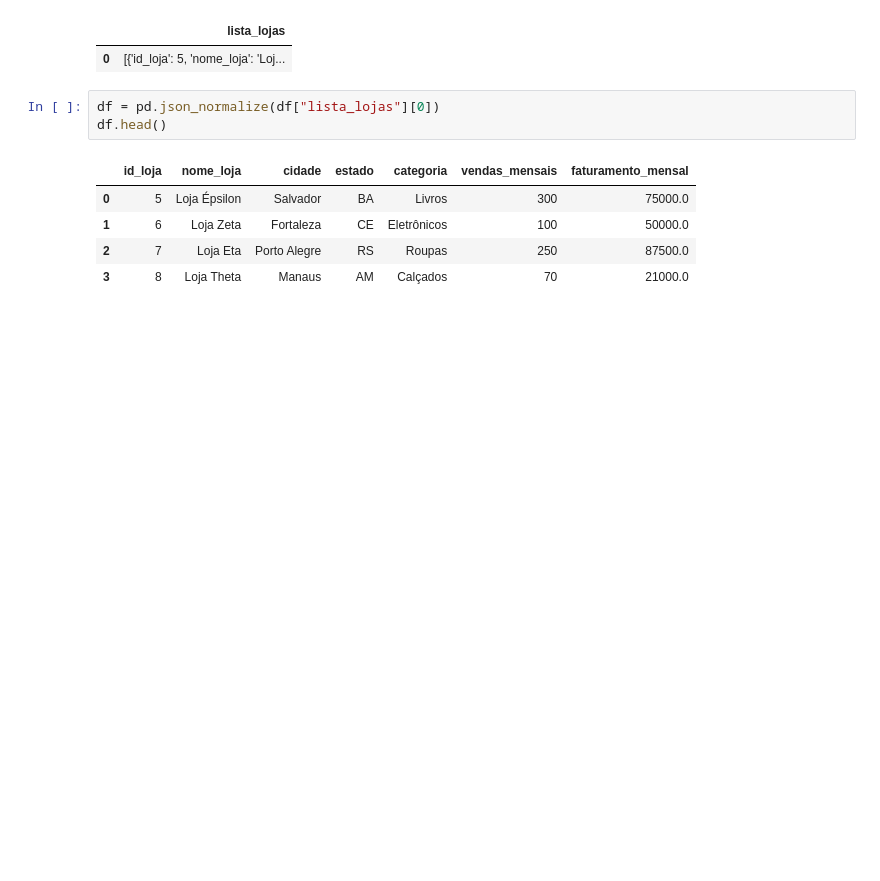
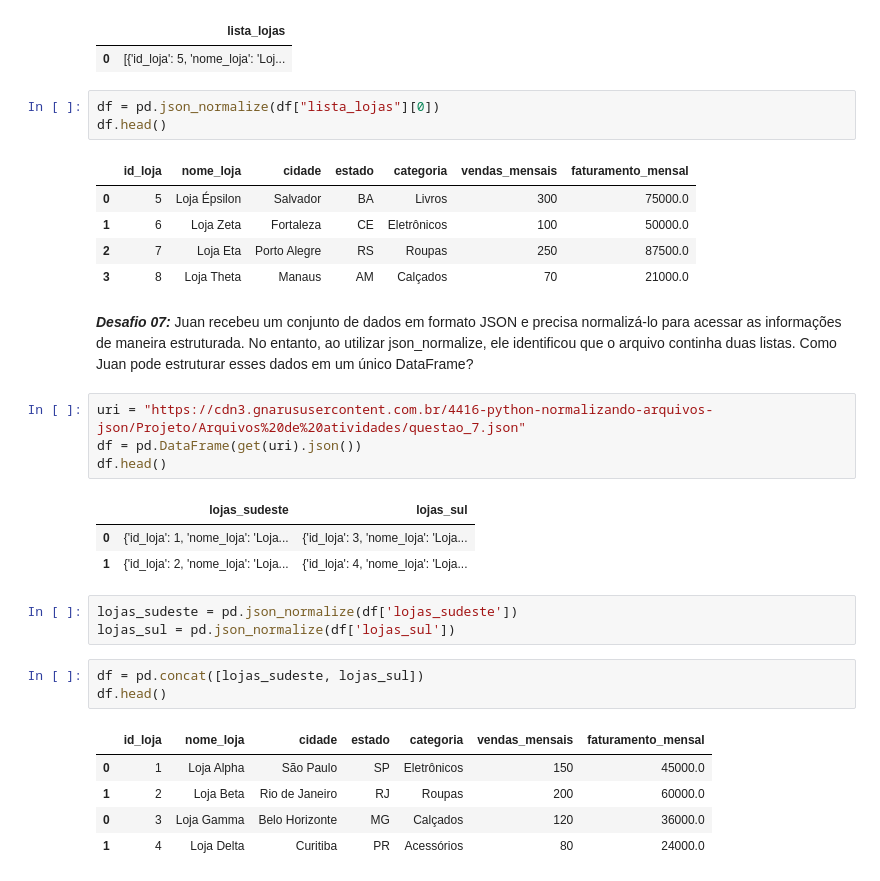
Before and after one commit to matheuspfferreira/estudos-python, a Jupyter notebook: desafios-01/desafios_resolvidos_json.ipynb, the cells around one changed output. Saved outputs shown, nothing was run; the diff lists cells and outputs as text; blank space fills up the shorter version.

Commit message:
Acréscimo da resolução do exercício 07
Anexo da resolução do desafio de número 07 (sete).

```diff
--- a/desafios-01/desafios_resolvidos_json.ipynb
+++ b/desafios-01/desafios_resolvidos_json.ipynb
@@ -212,3 +211,25 @@ df.head()
 | 1 | 6 | Loja Zeta | Fortaleza | CE | Eletrônicos | 100 | 50000.0 |
 | 2 | 7 | Loja Eta | Porto Alegre | RS | Roupas | 250 | 87500.0 |
 | 3 | 8 | Loja Theta | Manaus | AM | Calçados | 70 | 21000.0 |
+# %% [markdown]
+***Desafio 07:*** Juan recebeu um conjunto de dados em formato JSON e precisa normalizá-lo para acessar as informações de maneira estruturada. No entanto, ao utilizar json_normalize, ele identificou que o arquivo continha duas listas. Como Juan pode estruturar esses dados em um único DataFrame?
+# %%
+uri = "https://cdn3.gnarususercontent.com.br/4416-python-normalizando-arquivos-json/Projeto/Arquivos%20de%20atividades/questao_7.json"
+df = pd.DataFrame(get(uri).json())
+df.head()
+# %% [output]
+|  | lojas_sudeste | lojas_sul |
+| 0 | {'id_loja': 1, 'nome_loja': 'Loja... | {'id_loja': 3, 'nome_loja': 'Loja... |
+| 1 | {'id_loja': 2, 'nome_loja': 'Loja... | {'id_loja': 4, 'nome_loja': 'Loja... |
+# %%
+lojas_sudeste = pd.json_normalize(df['lojas_sudeste'])
+lojas_sul = pd.json_normalize(df['lojas_sul'])
+# %%
+df = pd.concat([lojas_sudeste, lojas_sul])
+df.head()
+# %% [output]
+|  | id_loja | nome_loja | cidade | estado | categoria | vendas_mensais | faturamento_mensal |
+| 0 | 1 | Loja Alpha | São Paulo | SP | Eletrônicos | 150 | 45000.0 |
+| 1 | 2 | Loja Beta | Rio de Janeiro | RJ | Roupas | 200 | 60000.0 |
+| 0 | 3 | Loja Gamma | Belo Horizonte | MG | Calçados | 120 | 36000.0 |
+| 1 | 4 | Loja Delta | Curitiba | PR | Acessórios | 80 | 24000.0 |
```
Also changed, not shown: parts of 1 cell of this notebook.
